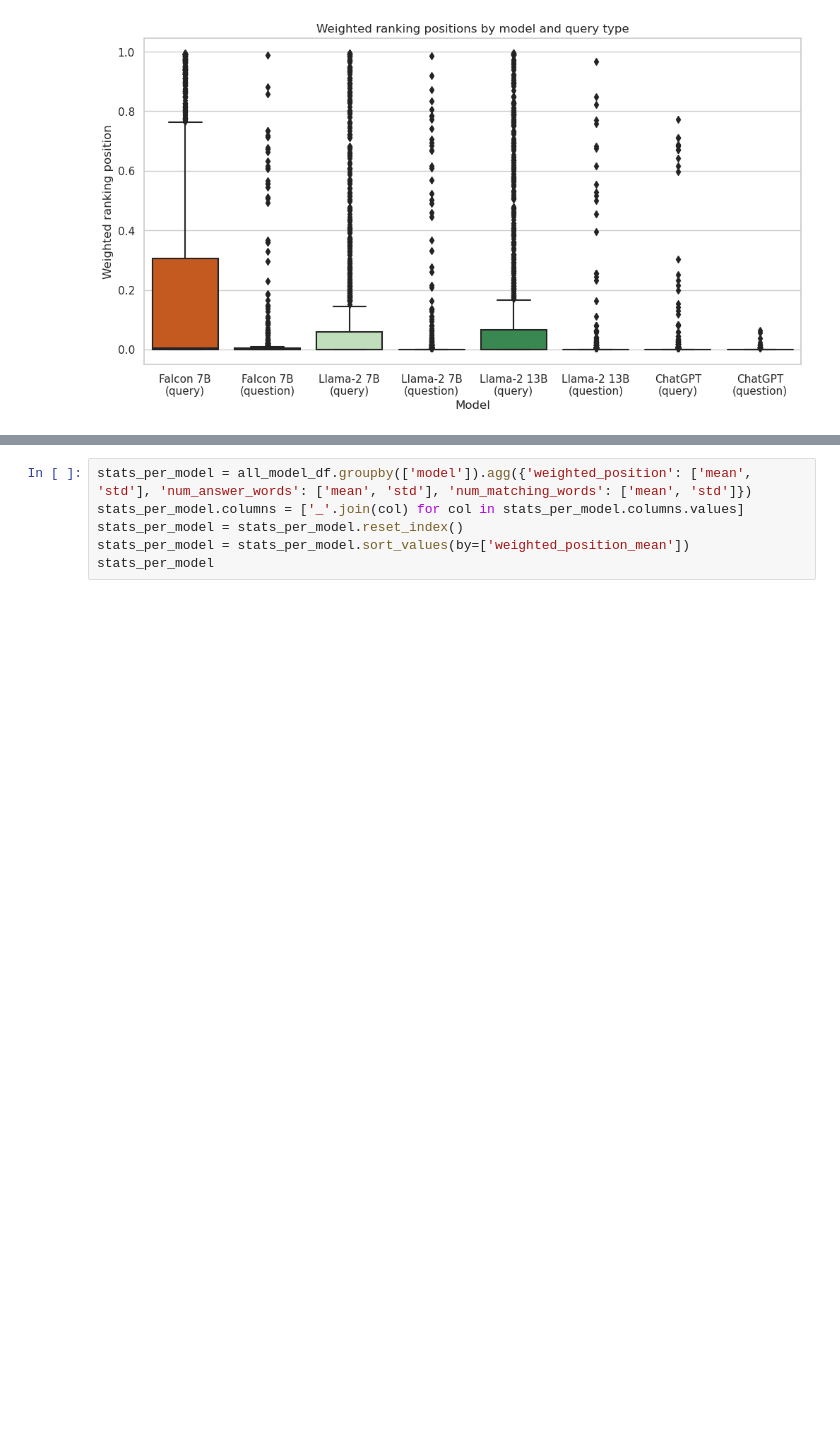
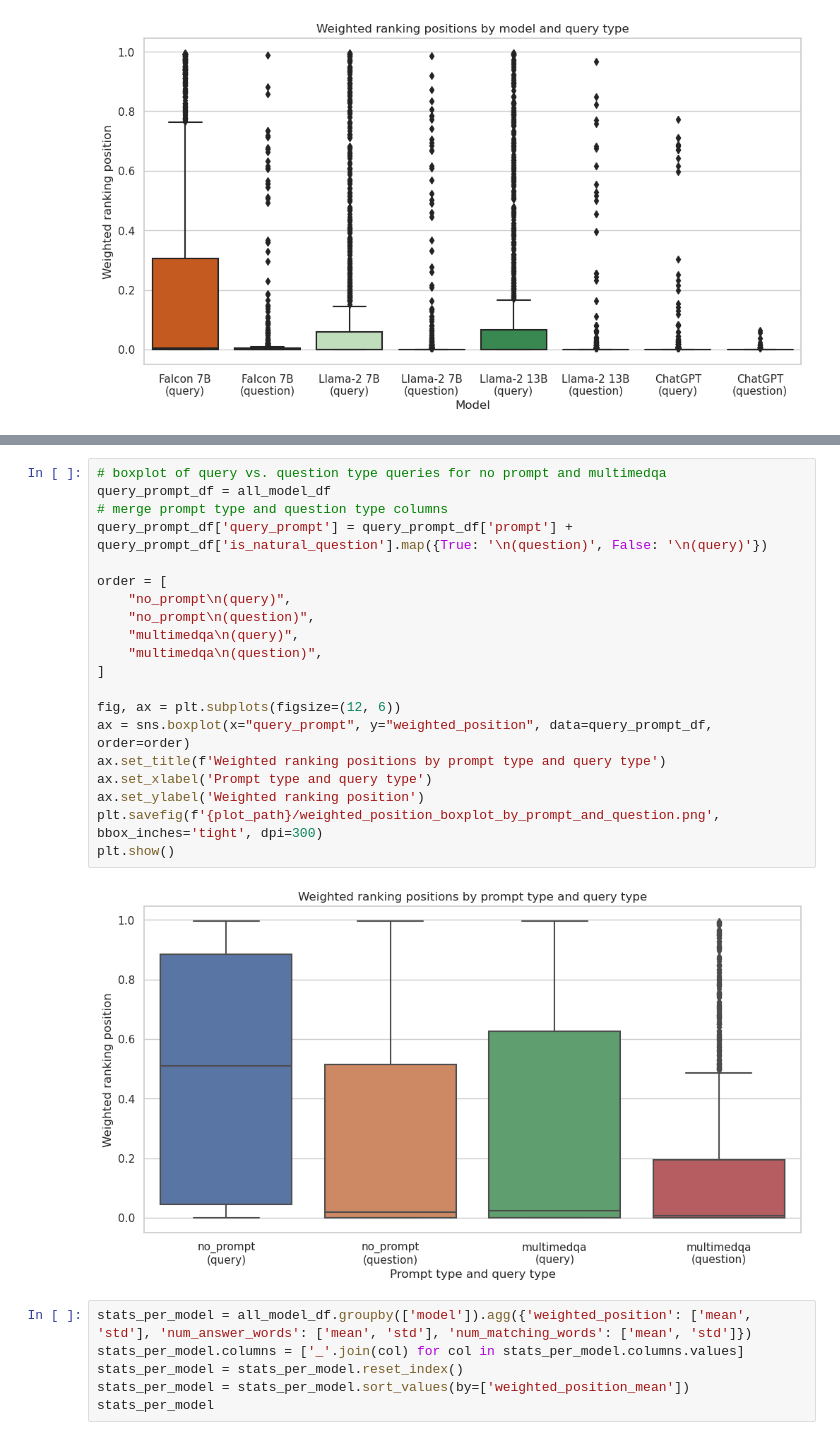
Before and after one commit to JoProbst/ThesisCode, a Jupyter notebook: visualizations/visualize_llm_positions.ipynb, the cells around one changed output, grey strips where cells are left out. Drawn from its saved outputs; the diff is of its cells as text; blank space fills up the shorter version.

```diff
--- a/visualizations/visualize_llm_positions.ipynb
+++ b/visualizations/visualize_llm_positions.ipynb
@@ -207,3 +250,25 @@ plt.show()
+# %%
+# boxplot of query vs. question type queries for no prompt and multimedqa
+query_prompt_df = all_model_df
+# merge prompt type and question type columns
+query_prompt_df['query_prompt'] = query_prompt_df['prompt'] + query_prompt_df['is_natural_question'].map({True: '\n(question)', False: '\n(query)'})
+
+order = [
+    "no_prompt\n(query)",
+    "no_prompt\n(question)",
+    "multimedqa\n(query)",
+    "multimedqa\n(question)",
+]
+
+fig, ax = plt.subplots(figsize=(12, 6))
+ax = sns.boxplot(x="query_prompt", y="weighted_position", data=query_prompt_df, order=order)
+ax.set_title(f'Weighted ranking positions by prompt type and query type')
+ax.set_xlabel('Prompt type and query type')
+ax.set_ylabel('Weighted ranking position')
+plt.savefig(f'{plot_path}/weighted_position_boxplot_by_prompt_and_question.png', bbox_inches='tight', dpi=300)
+plt.show()
+# %% [output]
+[figure, added]
 # %%
 stats_per_model = all_model_df.groupby(['model']).agg({'weighted_position': ['mean', 'std'], 'num_answer_words': ['mean', 'std'], 'num_matching_words': ['mean', 'std']})
 stats_per_model.columns = ['_'.join(col) for col in stats_per_model.columns.values]
```
Also changed, not shown: parts of 12 cells of this notebook.
